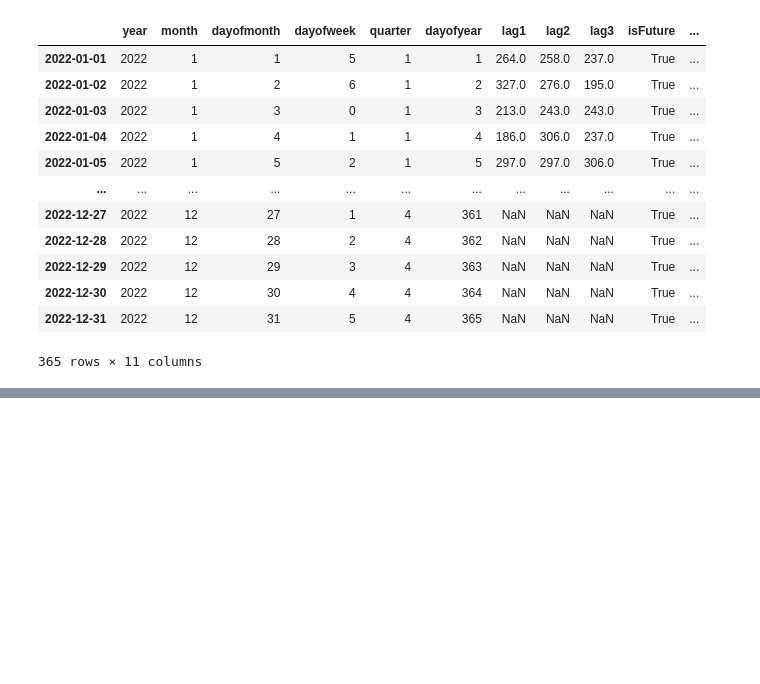
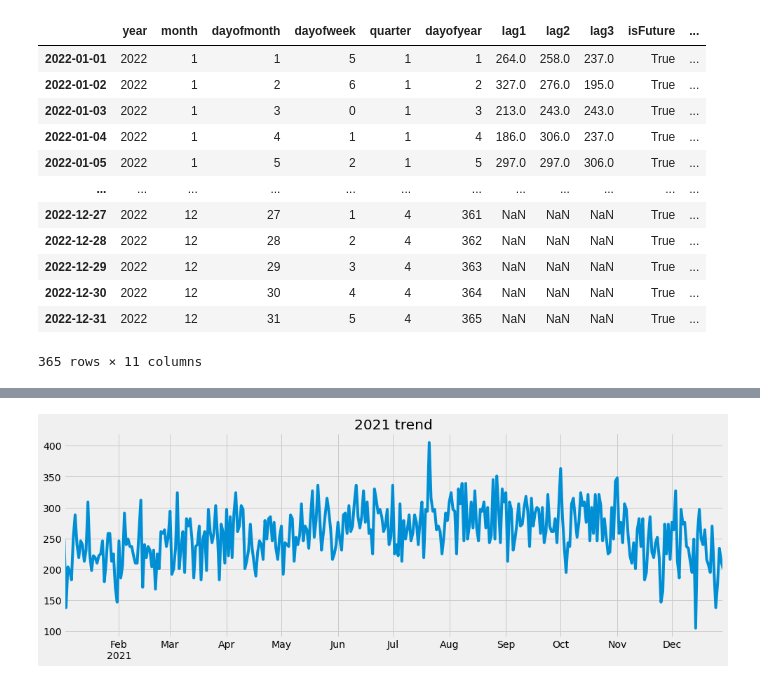
Before and after one commit to hunterkillera/DA200-Project, a Jupyter notebook: xgboost-cv.ipynb, the cells around one changed output, grey strips where cells are left out. Cells and saved outputs as stored; diff of their text form; code cells hidden in the pictures; blank space fills up the shorter version.

```diff
--- a/xgboost-cv.ipynb
+++ b/xgboost-cv.ipynb
@@ -465,0 +474,7 @@ plt.show()
+# %%
+#check yearly trend
+final_data.loc[(final_data.index>'01-01-2021') & (final_data.index<'12-30-2021')] \
+.plot(figsize=(15,5),title="2021 trend")
+plt.show()
+# %% [output]
+[figure, added]
```
Also changed, not shown: parts of 16 cells of this notebook.
